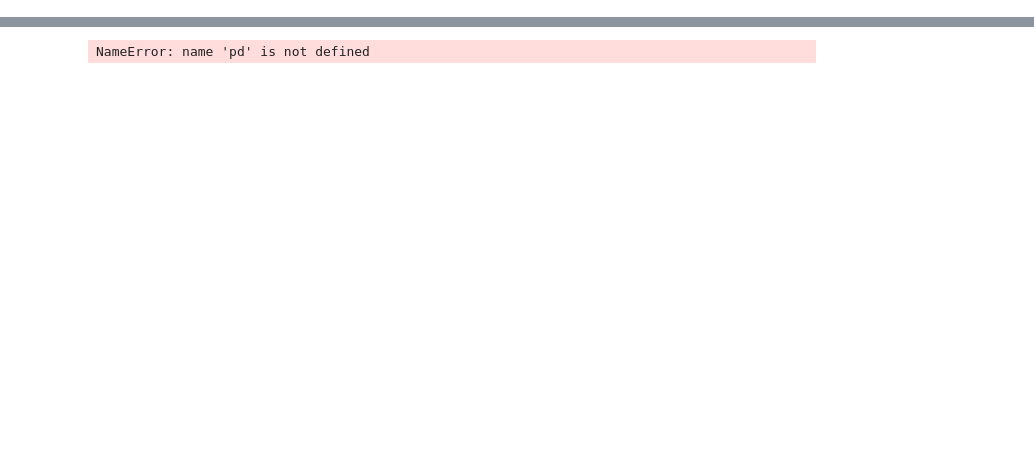
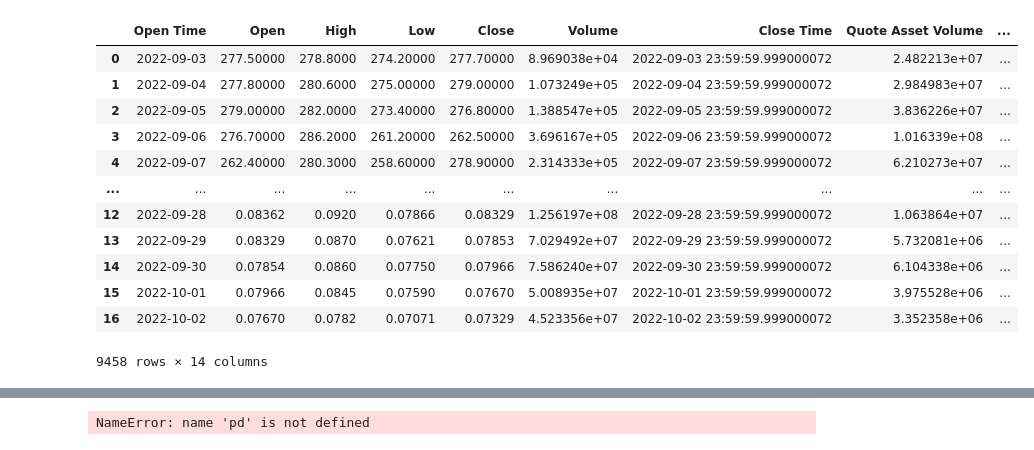
Before and after one commit to sufirehman/FinalYear, a Jupyter notebook: Binance.ipynb, the cells around one changed output, grey strips where cells are left out. Saved outputs shown, nothing was run; the diff lists cells and outputs as text; code cells hidden in the pictures; blank space fills up the shorter version.

```diff
--- a/Binance.ipynb
+++ b/Binance.ipynb
@@ -31,22 +29,38 @@ PUBLIC_KEY = 'WhihdXQmvY9QAObIELyVGAI3h1nvJZDYg1B68H7n0MHn0bISKXMwHozMcxMbaJ0Z'
 PRIVATE_KEY = '2auNidRhbGrAG06UWK0MPcPYJtBj9fMFKpAWJsyjTACJLHHIdOHVbsLj8MZopJJ4'
 client = Client(PUBLIC_KEY, PRIVATE_KEY)
 tickers = client.get_all_tickers()
-print(tickers)
-# df = pd.DataFrame()
-# for coins in client.get_all_tickers():
-#     if((coins["symbol"][-4:]=="BUSD")):
-#         historical_data = client.get_historical_klines(
-#             coins["symbol"], Client.KLINE_INTERVAL_1DAY, '19 July 2022')
-#         coin_df = pd.DataFrame(historical_data,columns = ['Open Time', 'Open', 'High', 'Low', 'Close', 'Volume', 'Close Time',
-#                 'Quote Asset Volume', 'Number of Trades', 'TB Base Volume', 'TB Quote Volume', 'Ignore'])
-#         coin_df["COIN"]=coins["symbol"][:-4]
-#         df = pd.concat([df,coin_df],axis=0)
-# df['Open Time'] = pd.to_datetime(df['Open Time']/1000, unit='s')
-# df['Close Time'] = pd.to_datetime(df['Close Time']/1000, unit='s')
-# numeric_columns = ['Open', 'High', 'Low', 'Close', 'Volume',
-#                    'Quote Asset Volume', 'TB Base Volume', 'TB Quote Volume']
-# df[numeric_columns] = df[numeric_columns].apply(pd.to_numeric, axis=1)
-# df["Change"] = ((df["High"]-df["Low"])/df["Low"]).apply(lambda x: x*100)
+# print(tickers)
+df = pd.DataFrame()
+for coins in client.get_all_tickers():
+    if((coins["symbol"][-4:]=="BUSD")):
+        historical_data = client.get_historical_klines(
+            coins["symbol"], Client.KLINE_INTERVAL_3MINUTE, '3 September 2022')
+        coin_df = pd.DataFrame(historical_data,columns = ['Open Time', 'Open', 'High', 'Low', 'Close', 'Volume', 'Close Time',
+                'Quote Asset Volume', 'Number of Trades', 'TB Base Volume', 'TB Quote Volume', 'Ignore'])
+        coin_df["COIN"]=coins["symbol"][:-4]
+        df = pd.concat([df,coin_df],axis=0)
+df['Open Time'] = pd.to_datetime(df['Open Time']/1000, unit='s')
+df['Close Time'] = pd.to_datetime(df['Close Time']/1000, unit='s')
+numeric_columns = ['Open', 'High', 'Low', 'Close', 'Volume',
+                   'Quote Asset Volume', 'TB Base Volume', 'TB Quote Volume']
+df[numeric_columns] = df[numeric_columns].apply(pd.to_numeric, axis=1)
+df["Change"] = ((df["High"]-df["Low"])/df["Low"]).apply(lambda x: x*100)
+# %%
+df
+# %% [output]
+|  | Open Time | Open | High | Low | Close | Volume | Close Time | Quote Asset Volume | ... |
+| 0 | 2022-09-03 | 277.50000 | 278.8000 | 274.20000 | 277.70000 | 8.969038e+04 | 2022-09-03 23:59:59.999000072 | 2.482213e+07 | ... |
+| 1 | 2022-09-04 | 277.80000 | 280.6000 | 275.00000 | 279.00000 | 1.073249e+05 | 2022-09-04 23:59:59.999000072 | 2.984983e+07 | ... |
+| 2 | 2022-09-05 | 279.00000 | 282.0000 | 273.40000 | 276.80000 | 1.388547e+05 | 2022-09-05 23:59:59.999000072 | 3.836226e+07 | ... |
+| 3 | 2022-09-06 | 276.70000 | 286.2000 | 261.20000 | 262.50000 | 3.696167e+05 | 2022-09-06 23:59:59.999000072 | 1.016339e+08 | ... |
+| 4 | 2022-09-07 | 262.40000 | 280.3000 | 258.60000 | 278.90000 | 2.314333e+05 | 2022-09-07 23:59:59.999000072 | 6.210273e+07 | ... |
+| ... | ... | ... | ... | ... | ... | ... | ... | ... | ... |
+| 12 | 2022-09-28 | 0.08362 | 0.0920 | 0.07866 | 0.08329 | 1.256197e+08 | 2022-09-28 23:59:59.999000072 | 1.063864e+07 | ... |
+| 13 | 2022-09-29 | 0.08329 | 0.0870 | 0.07621 | 0.07853 | 7.029492e+07 | 2022-09-29 23:59:59.999000072 | 5.732081e+06 | ... |
+| 14 | 2022-09-30 | 0.07854 | 0.0860 | 0.07750 | 0.07966 | 7.586240e+07 | 2022-09-30 23:59:59.999000072 | 6.104338e+06 | ... |
+| 15 | 2022-10-01 | 0.07966 | 0.0845 | 0.07590 | 0.07670 | 5.008935e+07 | 2022-10-01 23:59:59.999000072 | 3.975528e+06 | ... |
+| 16 | 2022-10-02 | 0.07670 | 0.0782 | 0.07071 | 0.07329 | 4.523356e+07 | 2022-10-02 23:59:59.999000072 | 3.352358e+06 | ... |
+9458 rows × 14 columns
 # %%
 df = df.sort_values(by="Change",ascending=False)
 df
```
Also changed, not shown: parts of 1 cell of this notebook, 2 other files.
